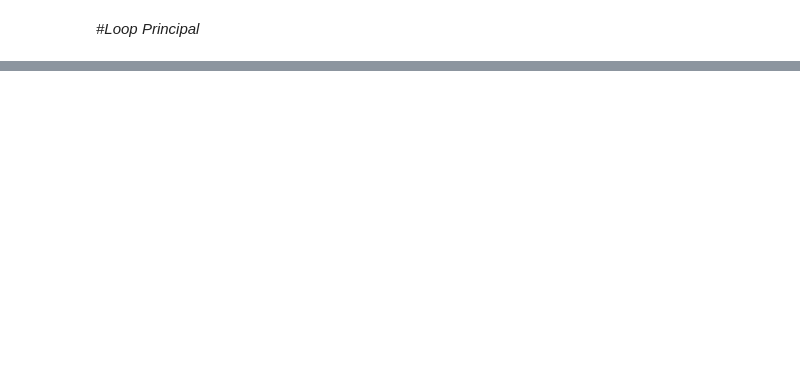
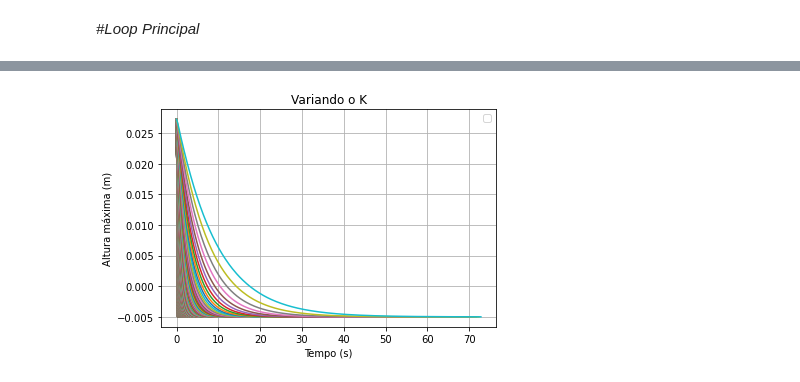
Before and after one commit to Arthur-Barreto/p3_modsim, a Jupyter notebook: pendulo_newton.ipynb, the cells around one changed output, grey strips where cells are left out. Saved outputs shown, nothing was run; the diff lists cells and outputs as text; code cells hidden in the pictures; blank space fills up the shorter version.

```diff
--- a/pendulo_newton.ipynb
+++ b/pendulo_newton.ipynb
@@ -419,0 +399,3 @@ y3 = []
+# %%
+Lista_K = np.arange (0,0.99,3e-3)
+print(len(Lista_K))
@@ -489,0 +406,86 @@ for K in lista_beta:
+# %%
+t_max = []
+y_max = []
+
+for K in Lista_K:
+    CI = [ -L*cos , L*sen + 0.005, 0 , 0 ]
+
+    lista_ymax_1 = []
+    lista_t_ymax_1 = []
+    tfinal_1 = 0
+
+    for i in range(300):
+
+        if i%2 == 0 :
+
+            solucao = solve_ivp( modelo , t_span , CI , events = cond_parada , t_eval = lista_t )
+
+            lista_x = solucao.y[ 0 , : ]
+            lista_y = solucao.y[ 1 , : ]
+            lista_vx = solucao.y[ 2 , : ]
+
+            lista_ymax_1.append(max(lista_y))
+            lista_t_ymax_1.append(encontra_t_max( solucao.t , lista_y ) + tfinal_1)
+
+            tfinal_1 = tfinal_1 + solucao.t[-1]
+
+            #plt.plot( lista_x , lista_y )
+
+            CI = [ 1e-4 , 0 , K * lista_vx[-1] , 0 ]
+
+
+        else:
+
+            solucao = solve_ivp( modelo , t_span , CI , events = cond_parada , t_eval = lista_t )
+
+            lista_x = solucao.y[ 0 , : ] + D
+            lista_y = solucao.y[ 1 , : ]
+            lista_vx = solucao.y[ 2 , : ]
+            lista_ymax_1.append(max(lista_y))
+            lista_t_ymax_1.append(encontra_t_max( solucao.t , lista_y ) + tfinal_1)
+
+            tfinal_1 = tfinal_1 + solucao.t[-1]
+
+            #plt.plot( lista_x , lista_y )
+
+            CI = [ -1e-4 , 0 , K * lista_vx[-1] , 0 ]
+
+
+
+
+    # agora plotar os graficos corretos
+
+    y3 = []
+    for x in lista_ymax_1:
+        y3.append(x - d)
+    soma = 0
+
+    for e in y3:
+        if e <= 1e-3:
+            soma+=1
+            index = y3.index(e)
+            t_max.append(lista_t_ymax_1[index])
+            break
+    plt.plot(lista_t_ymax_1,y3)
+
+
+
+
+
+
+#Plot Gráfico - Variação de K
+plt.title("Variando o K")
+plt.xlabel("Tempo (s)")
+plt.ylabel("Altura máxima (m)")
+plt.legend()
+plt.grid(True)
+plt.show()
+
+plt.plot(Lista_K,t_max)
+plt.title("Variando o K")
+plt.xlabel("K's)")
+plt.ylabel("Tempo Levado Para atingir X")
+plt.legend()
+plt.grid(True)
+plt.show()
+# %% [output]
@@ -489,0 +493 @@ for K in lista_beta:
+[figure, added]
```
Also changed, not shown: parts of 16 cells of this notebook.
